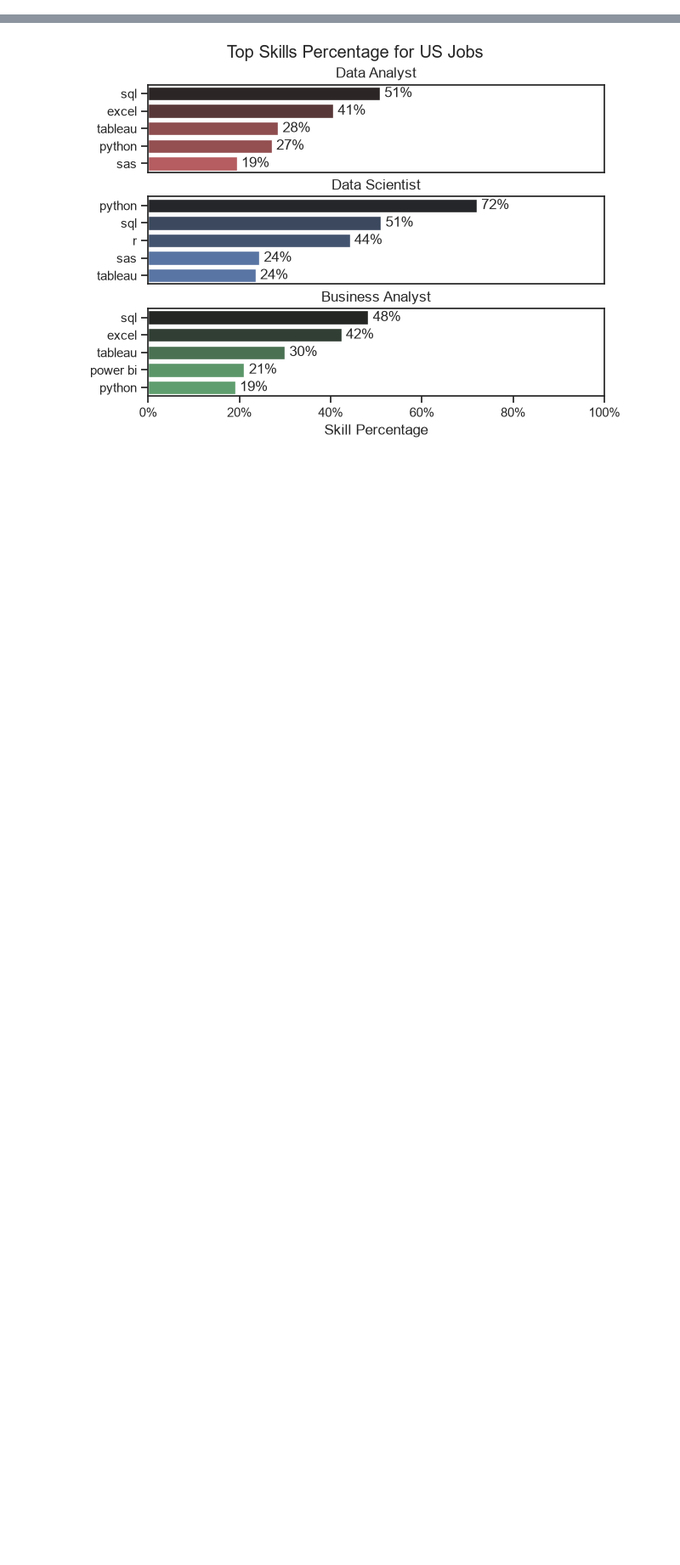
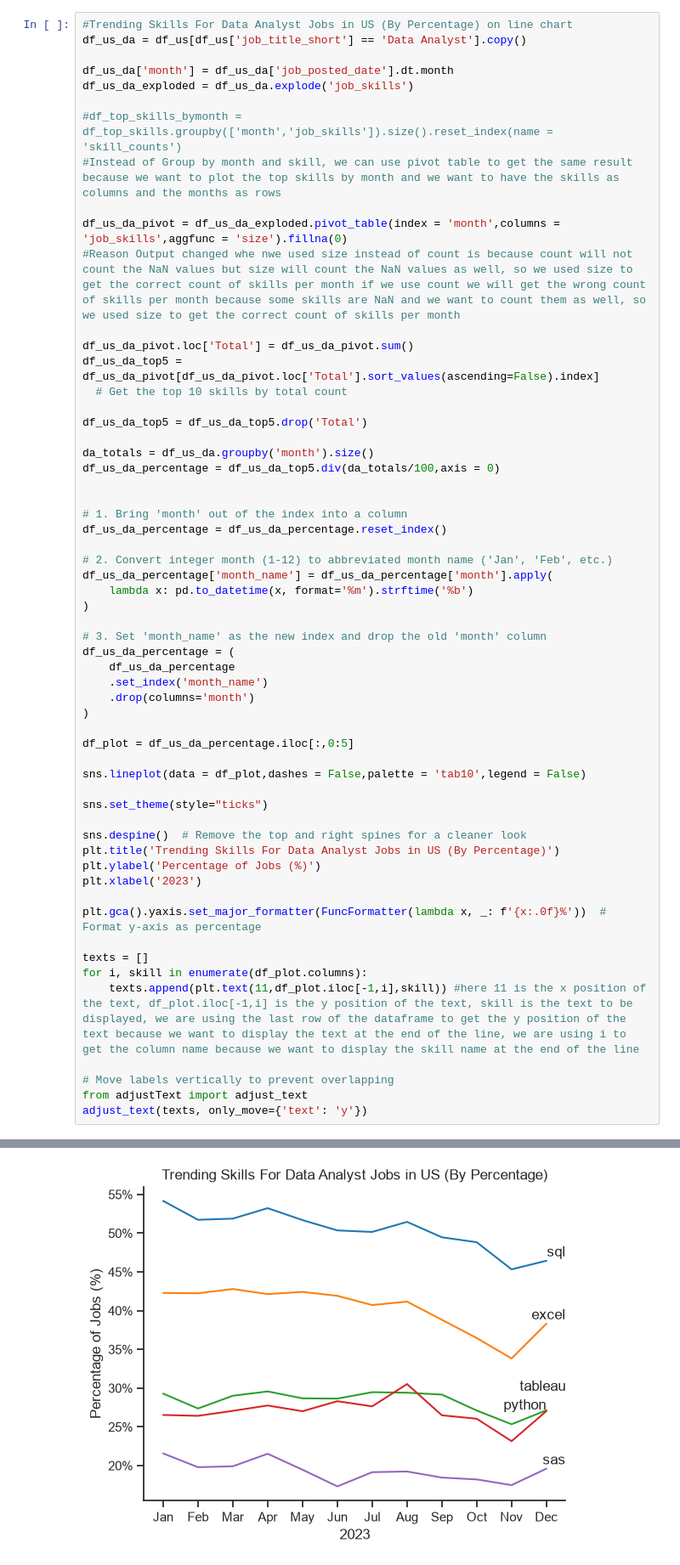
Before and after one commit to kamalbhandari-2006/PythonDataAnalyst, a Jupyter notebook: py_stuffs/Project.ipynb, the cells around one changed output, grey strips where cells are left out. Shown at 85% size. Drawn from its saved outputs; the diff is of its cells as text; blank space fills up the shorter version.

```diff
--- a/py_stuffs/Project.ipynb
+++ b/py_stuffs/Project.ipynb
@@ -193,2 +160,59 @@ fig.tight_layout(pad = 0.5)
 # %%
+#Trending Skills For Data Analyst Jobs in US (By Percentage) on line chart
+df_us_da = df_us[df_us['job_title_short'] == 'Data Analyst'].copy()
+
+df_us_da['month'] = df_us_da['job_posted_date'].dt.month
+df_us_da_exploded = df_us_da.explode('job_skills')
+
+#df_top_skills_bymonth = df_top_skills.groupby(['month','job_skills']).size().reset_index(name = 'skill_counts')
+#Instead of Group by month and skill, we can use pivot table to get the same result because we want to plot the top skills by month and we want to have the skills as columns and the months as rows
+
+df_us_da_pivot = df_us_da_exploded.pivot_table(index = 'month',columns = 'job_skills',aggfunc = 'size').fillna(0)
+#Reason Output changed whe nwe used size instead of count is because count will not count the NaN values but size will count the NaN values as well, so we used size to get the correct count of skills per month if we use count we will get the wrong count of skills per month because some skills are NaN and we want to count them as well, so we used size to get the correct count of skills per month
+
+df_us_da_pivot.loc['Total'] = df_us_da_pivot.sum()
+df_us_da_top5 = df_us_da_pivot[df_us_da_pivot.loc['Total'].sort_values(ascending=False).index]
+  # Get the top 10 skills by total count
+
+df_us_da_top5 = df_us_da_top5.drop('Total')
+
+da_totals = df_us_da.groupby('month').size()
+df_us_da_percentage = df_us_da_top5.div(da_totals/100,axis = 0)
+
+
+# 1. Bring 'month' out of the index into a column
+df_us_da_percentage = df_us_da_percentage.reset_index()
+
+# 2. Convert integer month (1-12) to abbreviated month name ('Jan', 'Feb', etc.)
+df_us_da_percentage['month_name'] = df_us_da_percentage['month'].apply(
+    lambda x: pd.to_datetime(x, format='%m').strftime('%b')
+)
+
+# 3. Set 'month_name' as the new index and drop the old 'month' column
+df_us_da_percentage = (
+    df_us_da_percentage
+    .set_index('month_name')
+    .drop(columns='month')
+)
+
+df_plot = df_us_da_percentage.iloc[:,0:5]
+
+sns.lineplot(data = df_plot,dashes = False,palette = 'tab10',legend = False)
+
+sns.set_theme(style="ticks")
+
+sns.despine()  # Remove the top and right spines for a cleaner look
+plt.title('Trending Skills For Data Analyst Jobs in US (By Percentage)')
+plt.ylabel('Percentage of Jobs (%)')
+plt.xlabel('2023')
+
+plt.gca().yaxis.set_major_formatter(FuncFormatter(lambda x, _: f'{x:.0f}%'))  # Format y-axis as percentage
+
+texts = []
+for i, skill in enumerate(df_plot.columns):
+    texts.append(plt.text(11,df_plot.iloc[-1,i],skill)) #here 11 is the x position of the text, df_plot.iloc[-1,i] is the y position of the text, skill is the text to be displayed, we are using the last row of the dataframe to get the y position of the text because we want to display the text at the end of the line, we are using i to get the column name because we want to display the skill name at the end of the line
+
+# Move labels vertically to prevent overlapping
+from adjustText import adjust_text
+adjust_text(texts, only_move={'text': 'y'})
 # %% [output]
@@ -195 +225 @@ fig.tight_layout(pad = 0.5)
-[figure, old version]
+[figure, new version]
```
Also changed, not shown: parts of 7 cells of this notebook.
